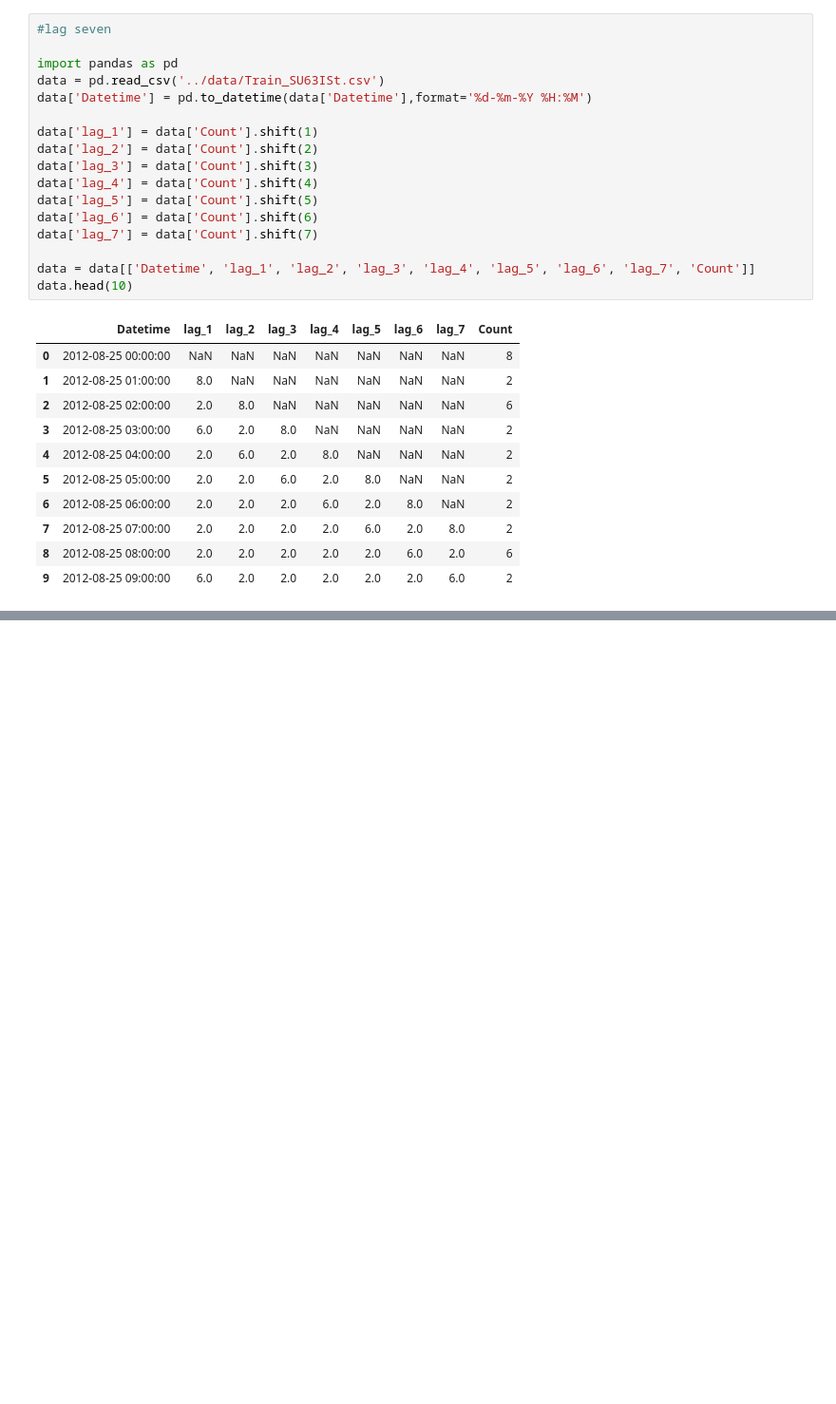
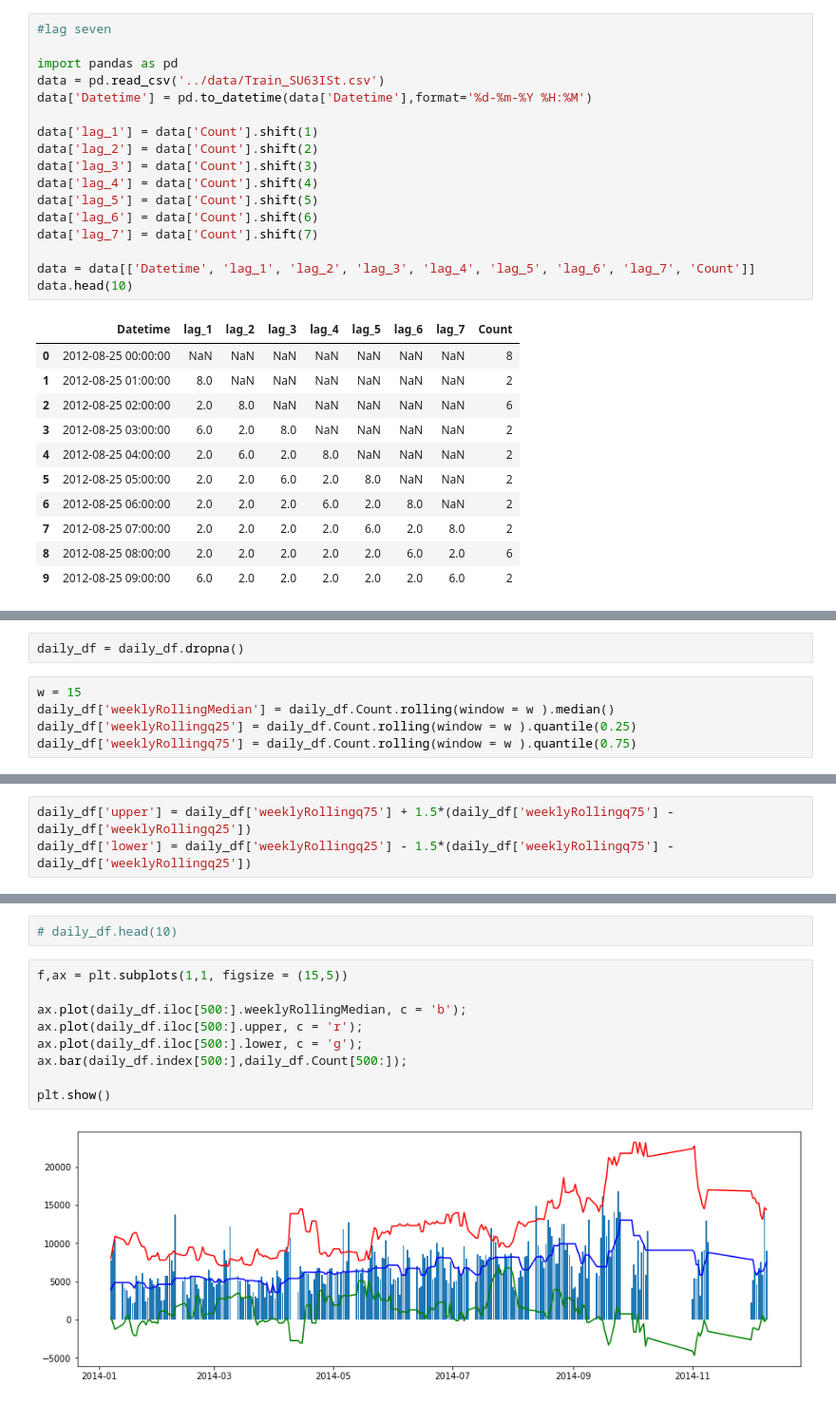
Before and after one commit to hasanali28/shell, a Jupyter notebook: module3/Modul3_FE_TimeSeries.ipynb, the cells around one changed output, grey strips where cells are left out. Shown: that part at 95% size. Drawn from its saved outputs; the diff is of its cells as text; blank space fills up the shorter version.

```diff
--- a/module3/Modul3_FE_TimeSeries.ipynb
+++ b/module3/Modul3_FE_TimeSeries.ipynb
@@ -136,0 +201,7 @@ data.head(10)
+# %%
+daily_df = daily_df.dropna()
+# %%
+w = 15
+daily_df['weeklyRollingMedian'] = daily_df.Count.rolling(window = w ).median()
+daily_df['weeklyRollingq25'] = daily_df.Count.rolling(window = w ).quantile(0.25)
+daily_df['weeklyRollingq75'] = daily_df.Count.rolling(window = w ).quantile(0.75)
@@ -136,0 +227,3 @@ data.head(10)
+# %%
+daily_df['upper'] = daily_df['weeklyRollingq75'] + 1.5*(daily_df['weeklyRollingq75'] - daily_df['weeklyRollingq25'])
+daily_df['lower'] = daily_df['weeklyRollingq25'] - 1.5*(daily_df['weeklyRollingq75'] - daily_df['weeklyRollingq25'])
@@ -136,0 +242,13 @@ data.head(10)
+# %%
+# daily_df.head(10)
+# %%
+f,ax = plt.subplots(1,1, figsize = (15,5))
+
+ax.plot(daily_df.iloc[500:].weeklyRollingMedian, c = 'b');
+ax.plot(daily_df.iloc[500:].upper, c = 'r');
+ax.plot(daily_df.iloc[500:].lower, c = 'g');
+ax.bar(daily_df.index[500:],daily_df.Count[500:]);
+
+plt.show()
+# %% [output]
+[figure, added]
```
Also changed, not shown: parts of 17 cells of this notebook, 2 other files.
